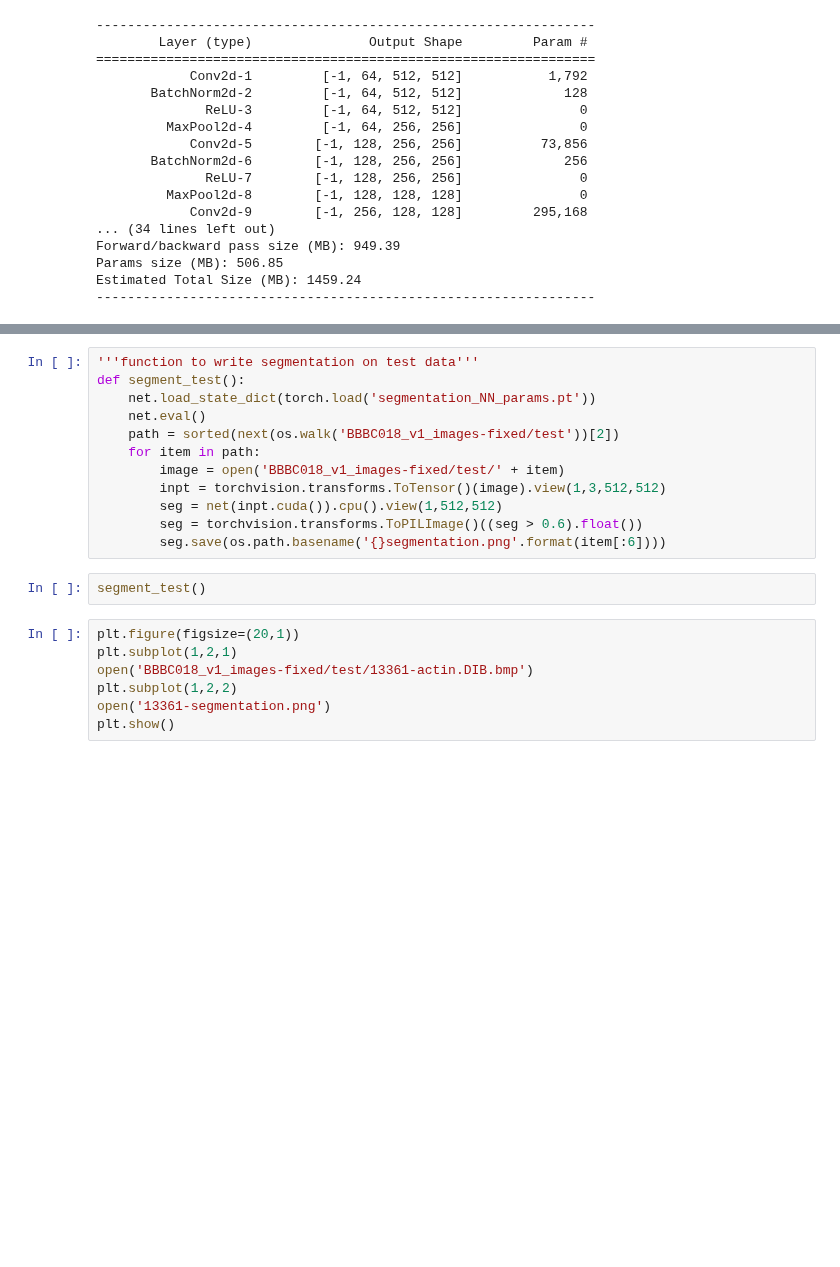
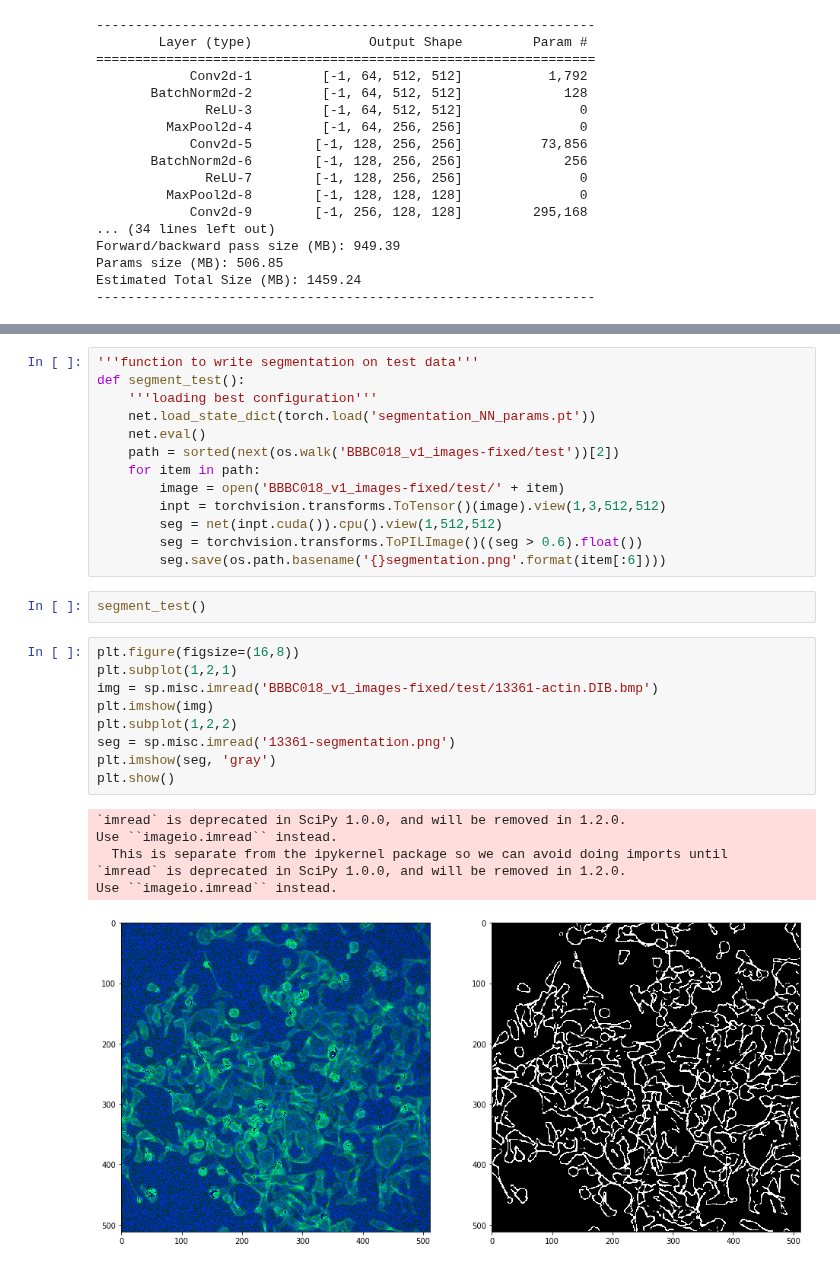
Before and after one commit to dzisandy/Deep-Learning, a Jupyter notebook: HW3/homework03_part1_both.ipynb, the cells around one changed output, grey strips where cells are left out. Saved outputs shown, nothing was run; the diff lists cells and outputs as text; blank space fills up the shorter version.

```diff
--- a/HW3/homework03_part1_both.ipynb
+++ b/HW3/homework03_part1_both.ipynb
@@ -413,6 +362,7 @@ fine_net, _ = train_model(net, criterion, optimizer, scheduler,limit = 0.55, num
 # %%
 '''function to write segmentation on test data'''
 def segment_test():
+    '''loading best configuration'''
     net.load_state_dict(torch.load('segmentation_NN_params.pt'))
     net.eval()
     path = sorted(next(os.walk('BBBC018_v1_images-fixed/test'))[2])
@@ -425,9 +375,18 @@ def segment_test():
 # %%
 segment_test()
 # %%
-plt.figure(figsize=(20,1))
+plt.figure(figsize=(16,8))
 plt.subplot(1,2,1)
-open('BBBC018_v1_images-fixed/test/13361-actin.DIB.bmp')
+img = sp.misc.imread('BBBC018_v1_images-fixed/test/13361-actin.DIB.bmp')
+plt.imshow(img)
 plt.subplot(1,2,2)
-open('13361-segmentation.png')
+seg = sp.misc.imread('13361-segmentation.png')
+plt.imshow(seg, 'gray')
 plt.show()
+# %% [output]
+`imread` is deprecated in SciPy 1.0.0, and will be removed in 1.2.0.
+Use ``imageio.imread`` instead.
+  This is separate from the ipykernel package so we can avoid doing imports until
+`imread` is deprecated in SciPy 1.0.0, and will be removed in 1.2.0.
+Use ``imageio.imread`` instead.
+[figure, added]
```
Also changed, not shown: parts of 15 cells of this notebook.
